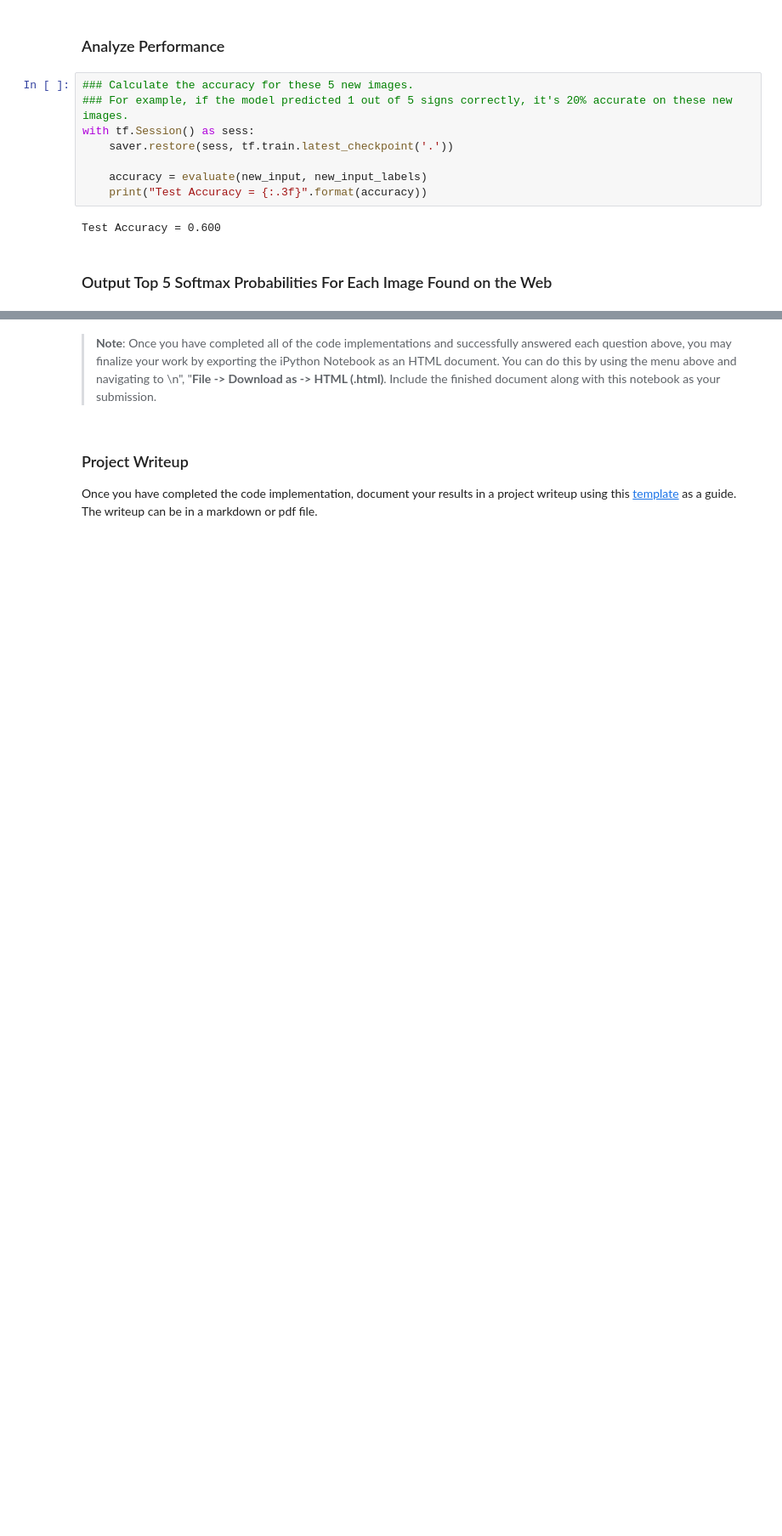
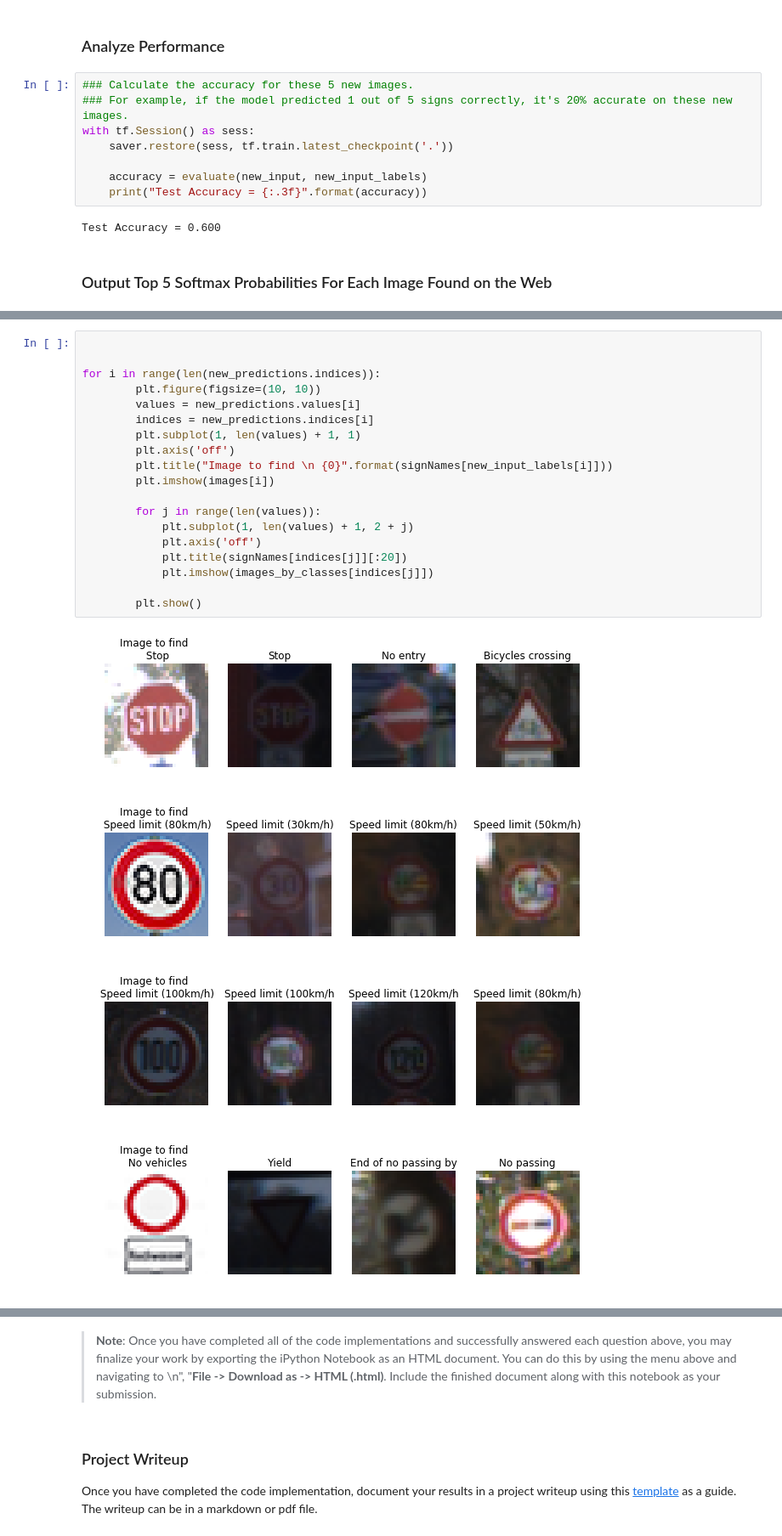
Before and after one commit to kaiulrich/kulrich_CarND-Traffic-Sign-Classifier-Project, a Jupyter notebook: Traffic_Sign_Classifier.ipynb, the cells around one changed output, grey strips where cells are left out. Shown at 85% size. Drawn from its saved outputs; the diff is of its cells as text; blank space fills up the shorter version.

```diff
--- a/Traffic_Sign_Classifier.ipynb
+++ b/Traffic_Sign_Classifier.ipynb
@@ -500,0 +577,24 @@ sign to detect : Yield (13)
+# %%
+
+
+for i in range(len(new_predictions.indices)):
+        plt.figure(figsize=(10, 10))
+        values = new_predictions.values[i]
+        indices = new_predictions.indices[i]
+        plt.subplot(1, len(values) + 1, 1)
+        plt.axis('off')
+        plt.title("Image to find \n {0}".format(signNames[new_input_labels[i]]))
+        plt.imshow(images[i])
+
+        for j in range(len(values)):
+            plt.subplot(1, len(values) + 1, 2 + j)
+            plt.axis('off')
+            plt.title(signNames[indices[j]][:20])
+            plt.imshow(images_by_classes[indices[j]])
+
+        plt.show()
+# %% [output]
+[figure, added]
+[figure, added]
+[figure, added]
+[figure, added]
```
Also changed, not shown: parts of 24 cells of this notebook.
